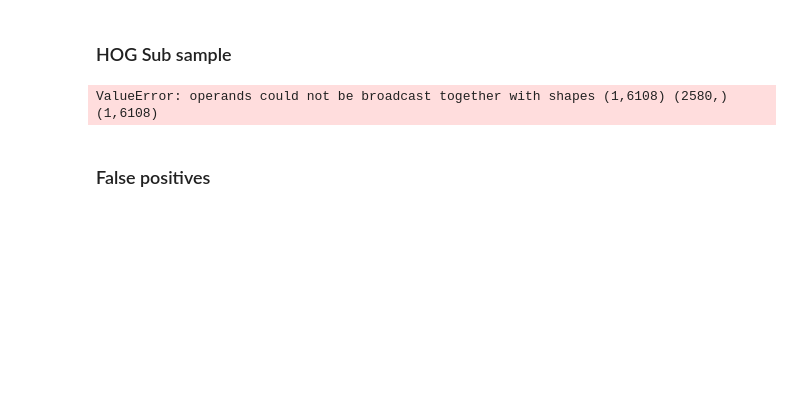
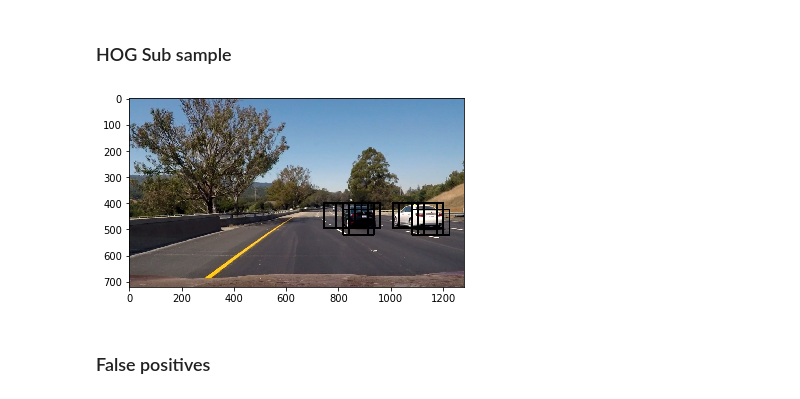
Before and after one commit to khushn/carnd_p5, a Jupyter notebook: vehicle_detection.ipynb, the cells around one changed output. Cells and saved outputs as stored; diff of their text form; code cells hidden in the pictures; blank space fills up the shorter version.

```diff
--- a/vehicle_detection.ipynb
+++ b/vehicle_detection.ipynb
@@ -813,7 +811,7 @@ def find_cars(img, ystart, ystop, scale, svc, X_scaler, orient, pix_per_cell, ce
     hog1 = get_hog_features(ch1, orient, pix_per_cell, cell_per_block, feature_vec=False)
     hog2 = get_hog_features(ch2, orient, pix_per_cell, cell_per_block, feature_vec=False)
     hog3 = get_hog_features(ch3, orient, pix_per_cell, cell_per_block, feature_vec=False)
-
+    box_list = []
     for xb in range(nxsteps):
         for yb in range(nysteps):
             ypos = yb*cells_per_step
@@ -825,38 +823,43 @@ def find_cars(img, ystart, ystop, scale, svc, X_scaler, orient, pix_per_cell, ce
             hog_features = np.hstack((hog_feat1, hog_feat2, hog_feat3))
 
             xleft = xpos*pix_per_cell
             ytop = ypos*pix_per_cell
 
             # Extract the image patch
             subimg = cv2.resize(ctrans_tosearch[ytop:ytop+window, xleft:xleft+window], (64,64))
 
             # Get color features
             spatial_features = bin_spatial(subimg, size=spatial_size)
             hist_features = color_hist(subimg, nbins=hist_bins)
 
             # Scale features and make a prediction
             test_features = X_scaler.transform(np.hstack((spatial_features, hist_features, hog_features)).reshape(1, -1))
             #test_features = X_scaler.transform(np.hstack((shape_feat, hist_feat)).reshape(1, -1))
             test_prediction = svc.predict(test_features)
 
             if test_prediction == 1:
-                xbox_left = np.int(xleft*scale)
+                startx = np.int(xleft*scale)
                 ytop_draw = np.int(ytop*scale)
+                starty = ytop_draw+ystart
                 win_draw = np.int(window*scale)
-                cv2.rectangle(draw_img,(xbox_left, ytop_draw+ystart),(xbox_left+win_draw,ytop_draw+win_draw+ystart),(0,0,255),6)
+                endx = startx+win_draw
+                endy = starty+win_draw
+                box = (startx, starty), (endx, endy)
+                cv2.rectangle(draw_img, (startx, starty), (endx, endy) ,(0,0,255),6)
+                box_list.append((box))
 
-    return draw_img
+    return draw_img, box_list
 
 ystart = 400
 ystop = 656
 scale = 1.5
 
-out_img = find_cars(image, ystart, ystop, scale, svc, X_scaler, orient, pix_per_cell, cell_per_block, spatial_size, hist_bins)
+out_img, box_list = find_cars(image, ystart, ystop, scale, svc, X_scaler, orient, pix_per_cell, cell_per_block, spatial_size, hist_bins)
 
 plt.imshow(out_img)
 plt.show()
 # %% [output]
-ValueError: operands could not be broadcast together with shapes (1,6108) (2580,) (1,6108)
+[figure, added]
 # %% [markdown]
 ### False positives
 # %%
```
Also changed, not shown: parts of 12 cells of this notebook, 3 other files.
